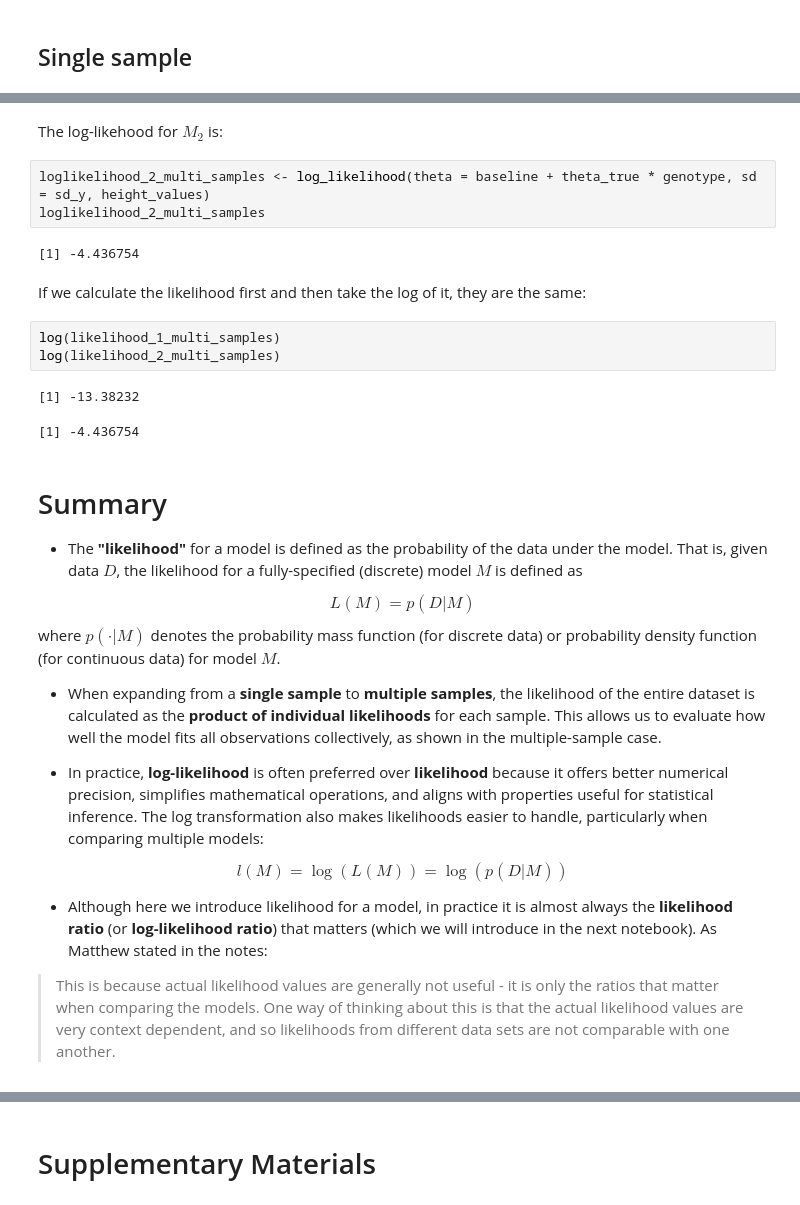
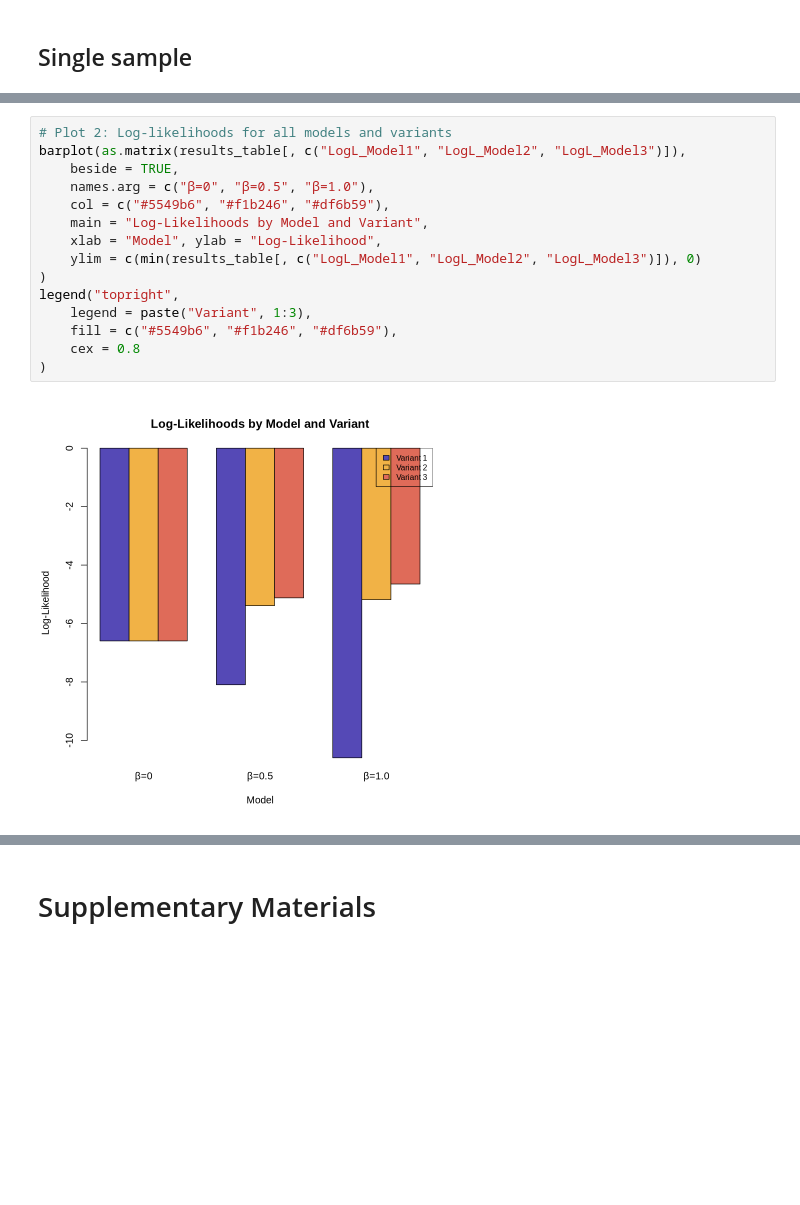
Before and after one commit to StatFunGen/statgen-prerequisites, a Jupyter notebook: likelihood.ipynb, the cells around one changed output, grey strips where cells are left out. Drawn from its saved outputs; the diff is of its cells as text; blank space fills up the shorter version.

```diff
--- a/likelihood.ipynb
+++ b/likelihood.ipynb
@@ -248,34 +170,17 @@ loglikelihood_1_multi_samples
-# %% [markdown]
-The log-likehood for $M_2$ is:
-# %%
-loglikelihood_2_multi_samples <- log_likelihood(theta = baseline + theta_true * genotype, sd = sd_y, height_values)
-loglikelihood_2_multi_samples
-# %% [output]
-[1] -4.436754
-# %% [markdown]
-If we calculate the likelihood first and then take the log of it, they are the same:
-# %%
-log(likelihood_1_multi_samples)
-log(likelihood_2_multi_samples)
-# %% [output]
-[1] -13.38232
-[1] -4.436754
-# %% [markdown]
-# Summary
-- The **"likelihood"** for a model is defined as the probability of the data under the model. That is, given data $D$, the likelihood for a fully-specified (discrete) model $M$ is defined as
-
-$$
-L(M)=p(D|M)
-$$
-where $p(⋅|M)$ denotes the probability mass function (for discrete data) or probability density function (for continuous data) for model $M$.
-
-- When expanding from a **single sample** to **multiple samples**, the likelihood of the entire dataset is calculated as the **product of individual likelihoods** for each sample. This allows us to evaluate how well the model fits all observations collectively, as shown in the multiple-sample case.
-
-- In practice, **log-likelihood** is often preferred over **likelihood** because it offers better numerical precision, simplifies mathematical operations, and aligns with properties useful for statistical inference. The log transformation also makes likelihoods easier to handle, particularly when comparing multiple models:
-
-$$
-l(M)=\log(L(M)) = \log(p(D|M))
-$$
-
-- Although here we introduce likelihood for a model, in practice it is almost always the **likelihood ratio** (or **log-likelihood ratio**)  that matters (which we will introduce in the next notebook). As Matthew stated in the notes:
-> This is because actual likelihood values are generally not useful - it is only the ratios that matter when comparing the models. One way of thinking about this is that the actual likelihood values are very context dependent, and so likelihoods from different data sets are not comparable with one another.
+# %%
+# Plot 2: Log-likelihoods for all models and variants
+barplot(as.matrix(results_table[, c("LogL_Model1", "LogL_Model2", "LogL_Model3")]),
+    beside = TRUE,
+    names.arg = c("β=0", "β=0.5", "β=1.0"),
+    col = c("#5549b6", "#f1b246", "#df6b59"),
+    main = "Log-Likelihoods by Model and Variant",
+    xlab = "Model", ylab = "Log-Likelihood",
+    ylim = c(min(results_table[, c("LogL_Model1", "LogL_Model2", "LogL_Model3")]), 0)
+)
+legend("topright",
+    legend = paste("Variant", 1:3),
+    fill = c("#5549b6", "#f1b246", "#df6b59"),
+    cex = 0.8
+)
+# %% [output]
+[figure, added]
```
Also changed, not shown: parts of 34 cells of this notebook, 1 other file.
